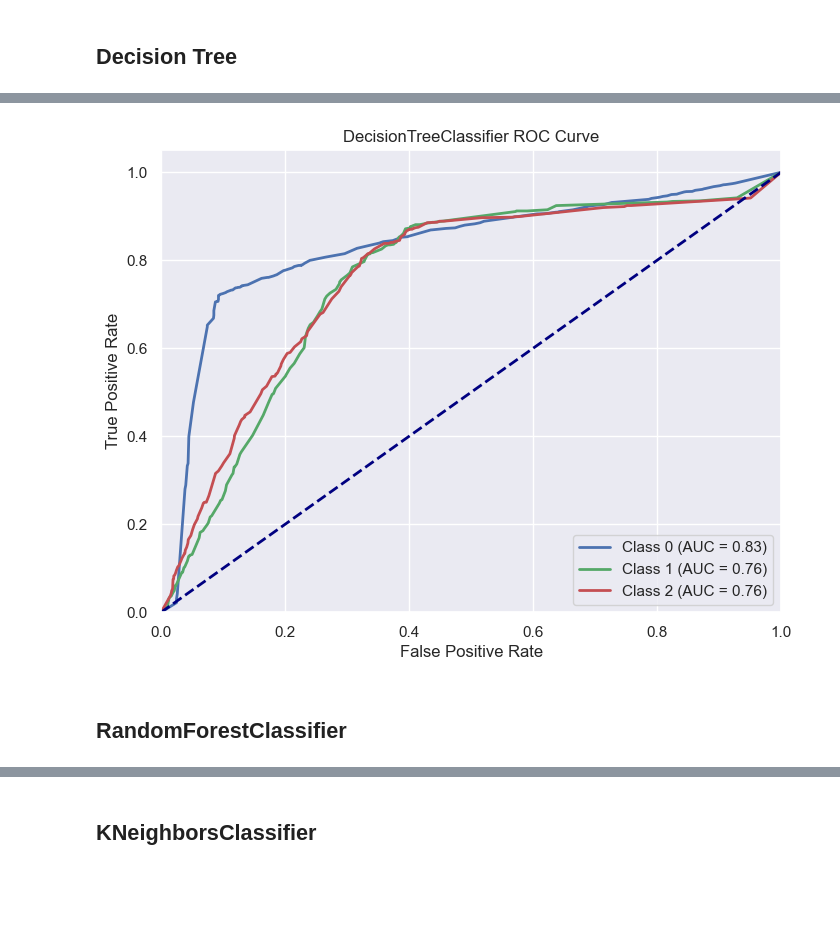
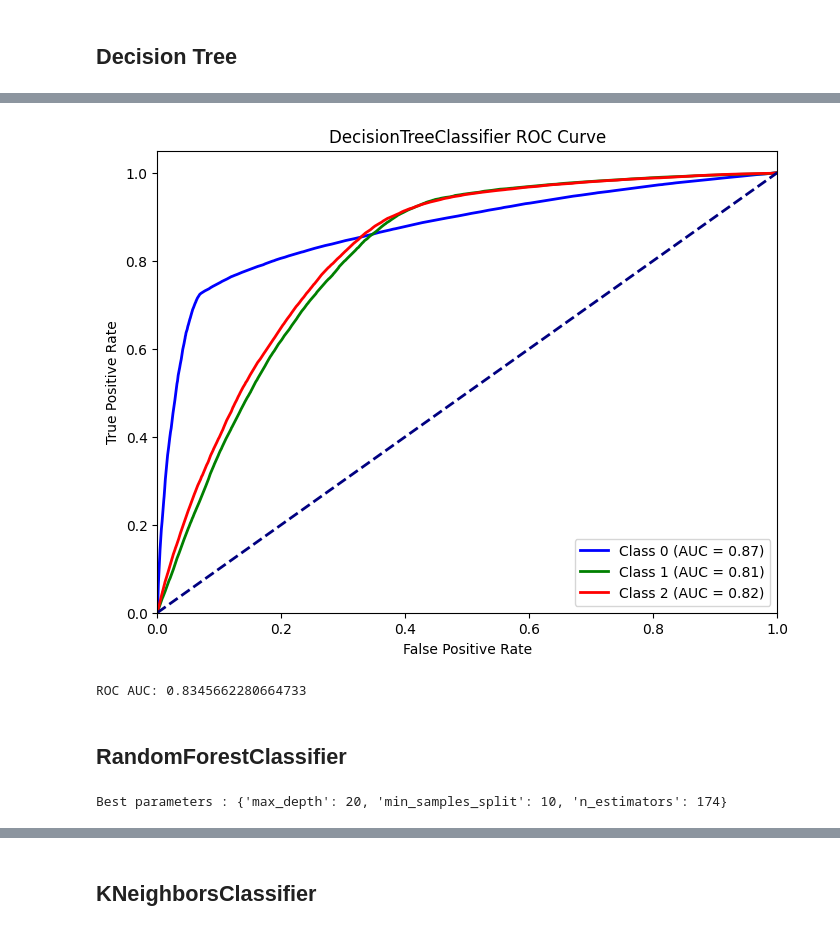
Before and after one commit to Marsh16/ML_MarshaGhifari_Model, a Jupyter notebook: ModelAlgorithm.ipynb, the cells around one changed output, grey strips where cells are left out. Cells and saved outputs as stored; diff of their text form; code cells hidden in the pictures; blank space fills up the shorter version.

```diff
--- a/ModelAlgorithm.ipynb
+++ b/ModelAlgorithm.ipynb
@@ -611,9 +631,11 @@ grid_search_dt.fit(X_train, y_train)
 # %%
-plot_roc_curve(y_test, y_pred, "DecisionTreeClassifier")
-auc_roc_dt = roc_auc_score(y_test, y_pred)
-# print(f"ROC AUC: {auc_roc_dt}")
+plot_multiclass_roc_curve(y_test, grid_search_dt.predict_proba(X_test), "DecisionTreeClassifier", 3)
+y_prob = grid_search_dt.predict_proba(X_test)
+auc_roc_dt = roc_auc_score(y_test, y_prob, multi_class='ovr')
+print(f"ROC AUC: {auc_roc_dt}")
+# %% [output]
+[figure, added]
+ROC AUC: 0.8345662280664733
-# %% [markdown]
-![image.png](attachment:image.png)
 # %% [markdown]
 ## RandomForestClassifier
 # %%
@@ -634,4 +656,6 @@ grid_search_rf = RandomizedSearchCV(
     )
 grid_search_rf.fit(X_train, y_train)
 
-# print(f"Best parameters : {grid_search_rf.best_params_}")
+print(f"Best parameters : {grid_search_rf.best_params_}")
+# %% [output]
+Best parameters : {'max_depth': 20, 'min_samples_split': 10, 'n_estimators': 174}
```
Also changed, not shown: parts of 15 cells of this notebook, 1 other file.
